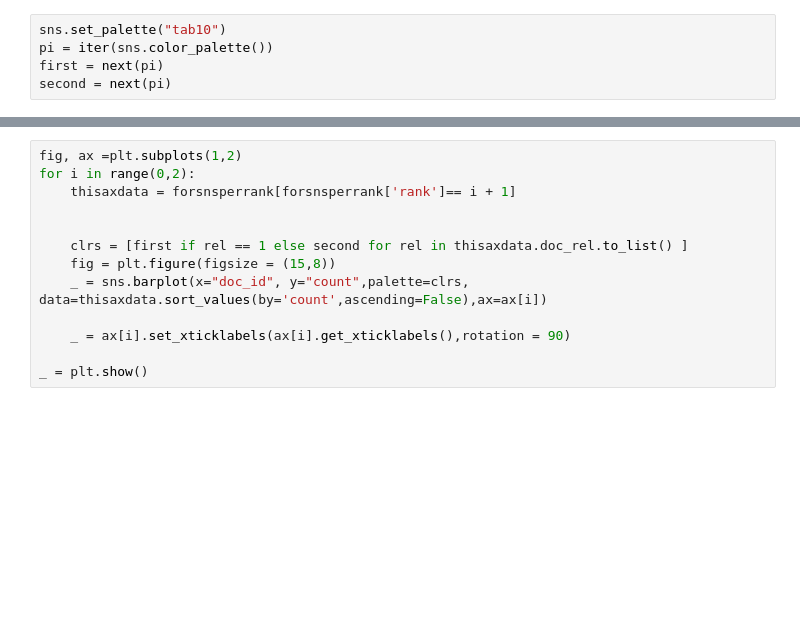
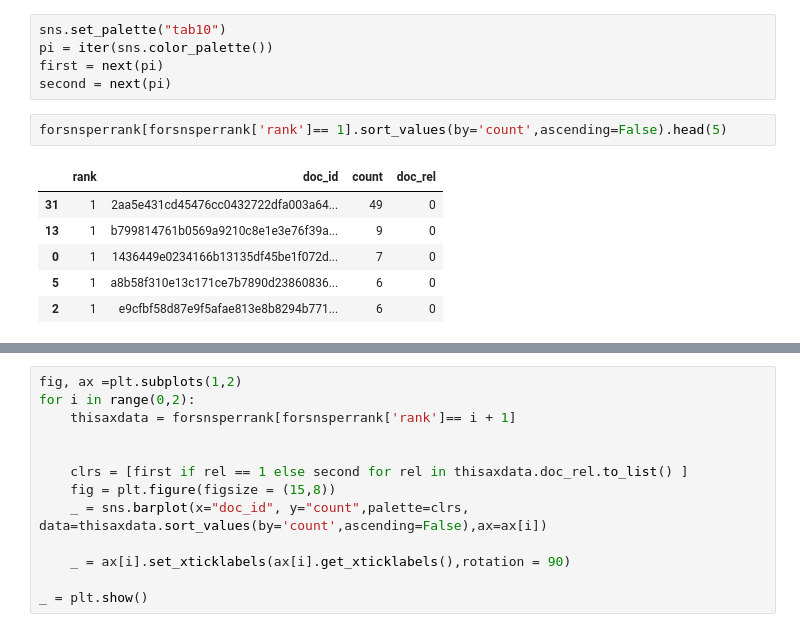
Before and after one commit to pilmus/thesis, a Jupyter notebook: app/notebooks/visualize_ranking_distributions.ipynb, the cells around one changed output, grey strips where cells are left out. Cells and saved outputs as stored; diff of their text form; blank space fills up the shorter version.

```diff
--- a/app/notebooks/visualize_ranking_distributions.ipynb
+++ b/app/notebooks/visualize_ranking_distributions.ipynb
@@ -354,3 +354,12 @@ sns.set_palette("tab10")
 pi = iter(sns.color_palette())
 first = next(pi)
 second = next(pi)
+# %%
+forsnsperrank[forsnsperrank['rank']== 1].sort_values(by='count',ascending=False).head(5)
+# %% [output]
+|  | rank | doc_id | count | doc_rel |
+| 31 | 1 | 2aa5e431cd45476cc0432722dfa003a64... | 49 | 0 |
+| 13 | 1 | b799814761b0569a9210c8e1e3e76f39a... | 9 | 0 |
+| 0 | 1 | 1436449e0234166b13135df45be1f072d... | 7 | 0 |
+| 5 | 1 | a8b58f310e13c171ce7b7890d23860836... | 6 | 0 |
+| 2 | 1 | e9cfbf58d87e9f5afae813e8b8294b771... | 6 | 0 |
```
Also changed, not shown: parts of 5 cells of this notebook.
